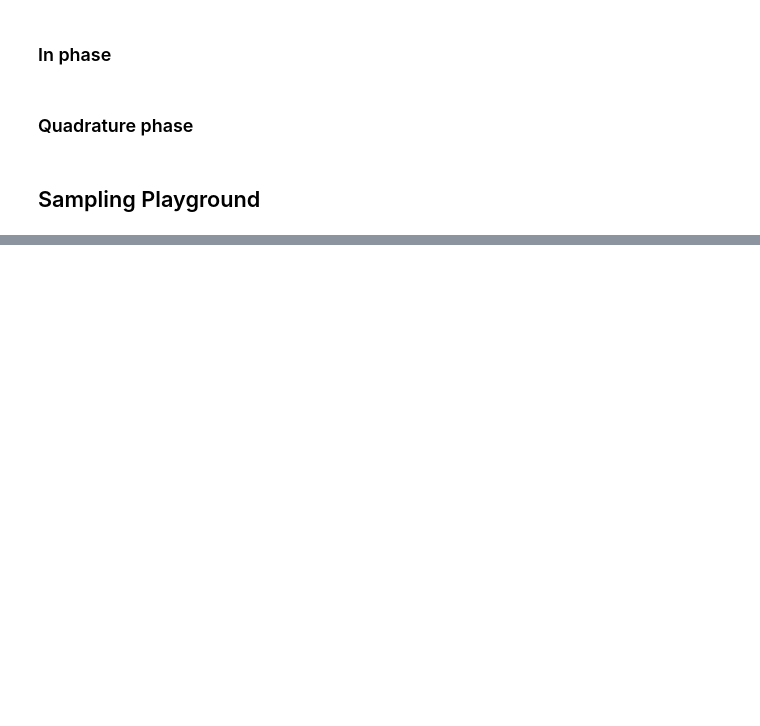
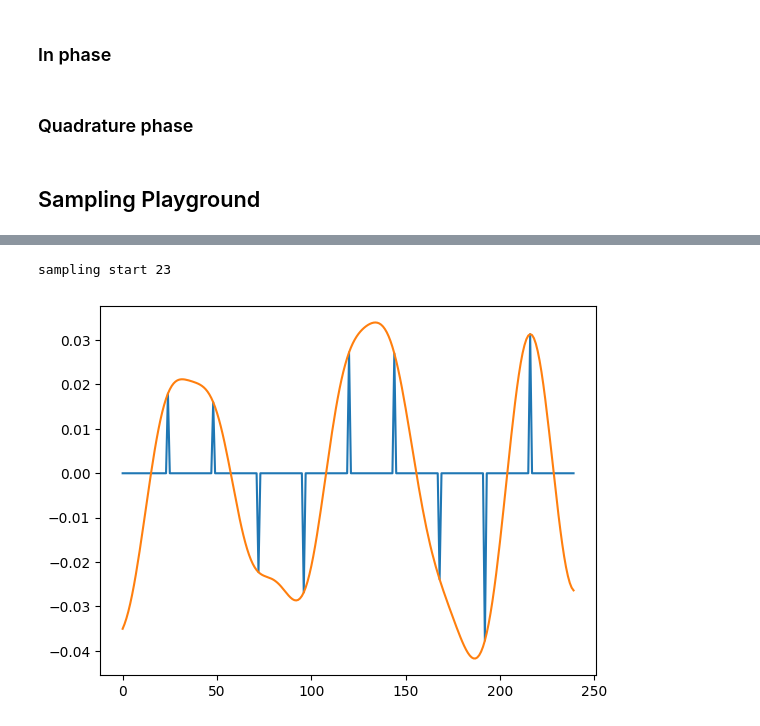
Before and after one commit to Why-Bee/3dy4-project, a Jupyter notebook: model/fmRdsBasic.ipynb, the cells around one changed output, grey strips where cells are left out. Cells and saved outputs as stored; diff of their text form; code cells hidden in the pictures; blank space fills up the shorter version.

Commit message:
WIP: sampling fix

```diff
--- a/model/fmRdsBasic.ipynb
+++ b/model/fmRdsBasic.ipynb
@@ -165,15 +168,15 @@ ncoOut_inPhase, pll_state_integrator, pll_state_phaseEst, pll_state_trigOffset,
 ### Quadrature phase
 # %%
 # Bandpass filter
-rds_filt = signal.lfilter(rds_bpf_coeff, 1.0, fm_demod)
+rds_filt_q = signal.lfilter(rds_bpf_coeff, 1.0, fm_demod)
 
 # square signal
-rds_filt_squared = rds_filt*rds_filt
+rds_filt_squared_q = rds_filt_q*rds_filt_q
 
-rds_filt_carrier = signal.lfilter(rds_squared_bpf_coeff, 1.0, rds_filt_squared)
+rds_filt_carrier_q = signal.lfilter(rds_squared_bpf_coeff, 1.0, rds_filt_squared_q)
 
 ncoOut_qPhase, pll_state_integrator_q, pll_state_phaseEst_q, pll_state_trigOffset_q, pll_state_lastNco_q = fmPll(
-			rds_filt_carrier,
+			rds_filt_carrier_q,
 			rds_carrier_frequency,
 			rf_Fs/rf_decim,
 			pll_state_integrator_q,
@@ -184,7 +187,7 @@ ncoOut_qPhase, pll_state_integrator_q, pll_state_phaseEst_q, pll_state_trigOffse
 			pll_state_lastNco_q,
 			ncoScale=0.5,
 			normBandwidth=0.0025,
-            phaseAdjust=math.pi/4)
+            phaseAdjust=math.pi/2)
 # %% [markdown]
 ## All Pass filter rds data
 # %%
@@ -248,0 +252,12 @@ plt.show()
+# %%
+def sampling_start_adjust(block, samples_per_symbol):
+    abs_min_idx = 0
+    abs_min = abs(block[abs_min_idx])
+    for i in range(0, len(block)-10):
+        diff = abs(block[i])
+        if diff < abs_min:
+            print("i: ", i, "new min: ", diff)
+            abs_min = diff
+            abs_min_idx = i
+
+    return (abs_min_idx + abs_min_idx/2) % samples_per_symbol
@@ -249,36 +302,29 @@ plt.show()
 # %%
-def sampling_start_adjust(block, samples_per_symbol):
-    abs_min_idx = 0
-    abs_min = abs(block[abs_min_idx])
-    for i in range(0, len(block)):
-        diff = abs(block[i])
-        if diff < abs_min:
-            abs_min = diff
-            abs_min_idx = i
+samples_per_symbol = 24
+symbols_per_window = 10
 
-    return i % samples_per_symbol
-
-samples_per_symbol = 24
-symbols_per_window = 20
 winsize = (samples_per_symbol*symbols_per_window)
-
 
 new_win = 0
 sample_window_off = 0
 
 sample_window = 1222+samples_per_symbol*symbols_per_window*new_win
-sampling_start = sampling_start_adjust(rds_resampled[sample_window:sample_window+winsize], samples_per_symbol)
+sampling_start = sampling_start_adjust(rds_rrcfiltered_q[sample_window:sample_window+winsize], samples_per_symbol)
+
 print("sampling start", sampling_start)
+
 samples = np.ones(symbols_per_window)
 samples_upsampled = upsample(samples, samples_per_symbol)[:-(sampling_start+1)]
 
 samples = np.concatenate((np.zeros(sampling_start+1), samples_upsampled))
 
-rrc_sample_window = rds_rrcfiltered[sample_window_start:sample_window_start+winsize]
+rrc_sample_window = rds_rrcfiltered_q[sample_window:sample_window+winsize]
 
 samples_rrc = samples * rrc_sample_window
-
 
 plt.plot(samples_rrc)
 plt.plot(rrc_sample_window)
 plt.show()
+# %% [output]
+sampling start 23
+[figure, added]
```
Also changed, not shown: parts of 4 cells of this notebook.
